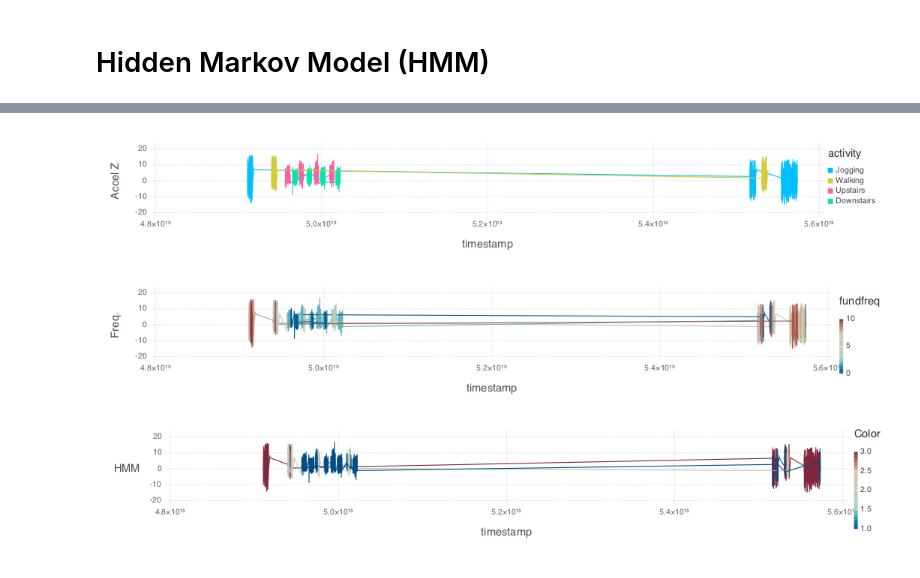
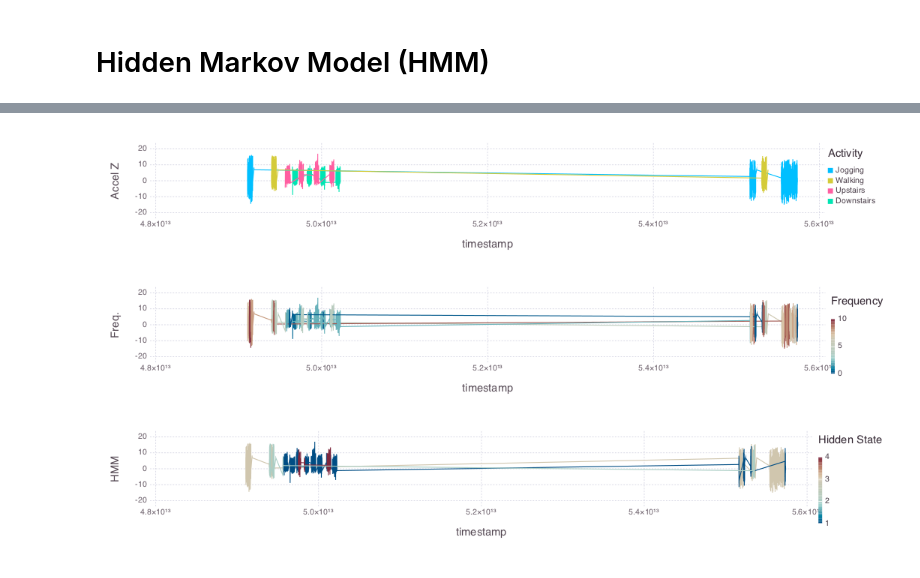
Before and after one commit to Amanmeet/koan, a Jupyter notebook: DSP_HMM.ipynb, the cells around one changed output, grey strips where cells are left out. Cells and saved outputs as stored; diff of their text form; code cells hidden in the pictures.

```diff
--- a/DSP_HMM.ipynb
+++ b/DSP_HMM.ipynb
@@ -124,3 +132,3 @@ using Distributions, HMM
 # %%
-hmm = fit(HiddenMarkovModel{Normal, 3}, array(df[:fundfreq])+1e-06)
+hmm = fit(HiddenMarkovModel{Normal, 4}, array(df[:fundfreq])+1e-06);
 # %% [output]
@@ -148,2 +152,2 @@ HiddenMarkovModel{Normal,3}([Normal(μ=1.4454838206122285, σ=0.8281517334686626
 # %%
-est_z = viterbi(hmm, array(df[:fundfreq])+1e-06);
+df[:est_z] = viterbi(hmm, array(df[:fundfreq])+1e-06);
@@ -150,10 +164,10 @@ est_z = viterbi(hmm, array(df[:fundfreq])+1e-06);
 # %%
-p1 = plot(df, x=:timestamp, y=:z, color=:activity, Geom.line, Guide.ylabel("Accel Z"))
-p2 = plot(df, x=:timestamp, y=:z, color=:fundfreq, Geom.line, Guide.ylabel("Freq."))
-p3 = plot(df, x=:timestamp, y=:z, color=est_z, Geom.line, Guide.ylabel("HMM"))
+p1 = plot(df, x=:timestamp, y=:z, color=:activity, Geom.line, Guide.ylabel("Accel Z"), Guide.colorkey("Activity"))
+p2 = plot(df, x=:timestamp, y=:z, color=:fundfreq, Geom.line, Guide.ylabel("Freq."), Guide.colorkey("Frequency"))
+p3 = plot(df, x=:timestamp, y=:z, color=:est_z, Geom.line, Guide.ylabel("HMM"), Guide.colorkey("Hidden State"))
 
 vstack(p1,p2,p3)
 
 #draw(SVG("wisdm.svg", 6inch, 6inch), vstack(p1,p2,p3))
 # %% [output]
-[figure, old version]
+[figure, new version]
```
Also changed, not shown: parts of 8 cells of this notebook, 1 other file.
